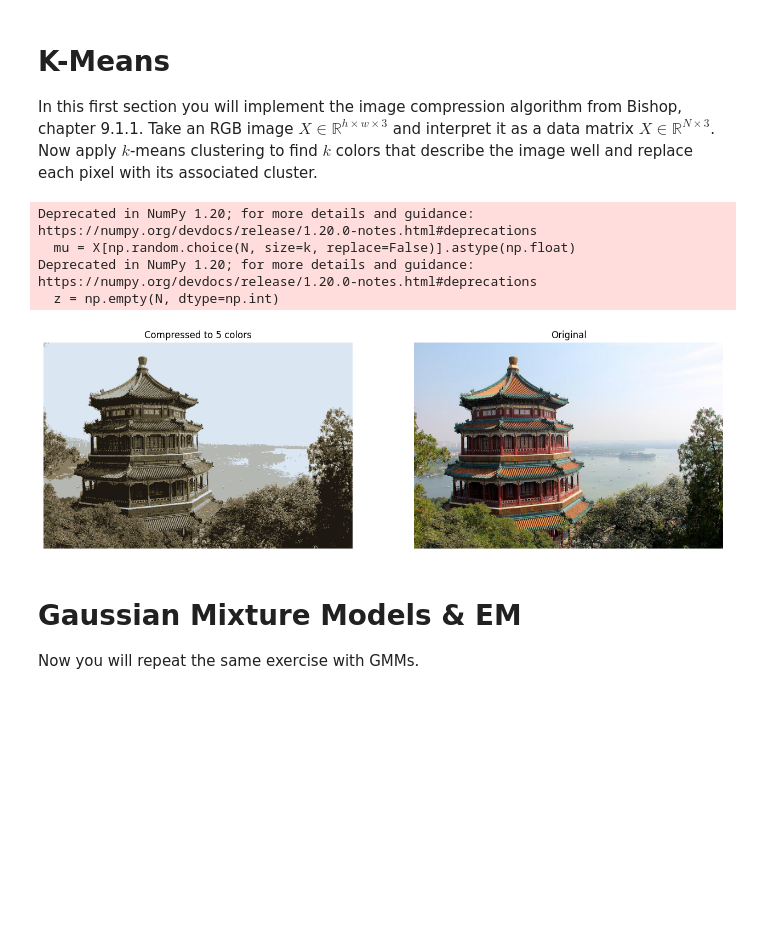
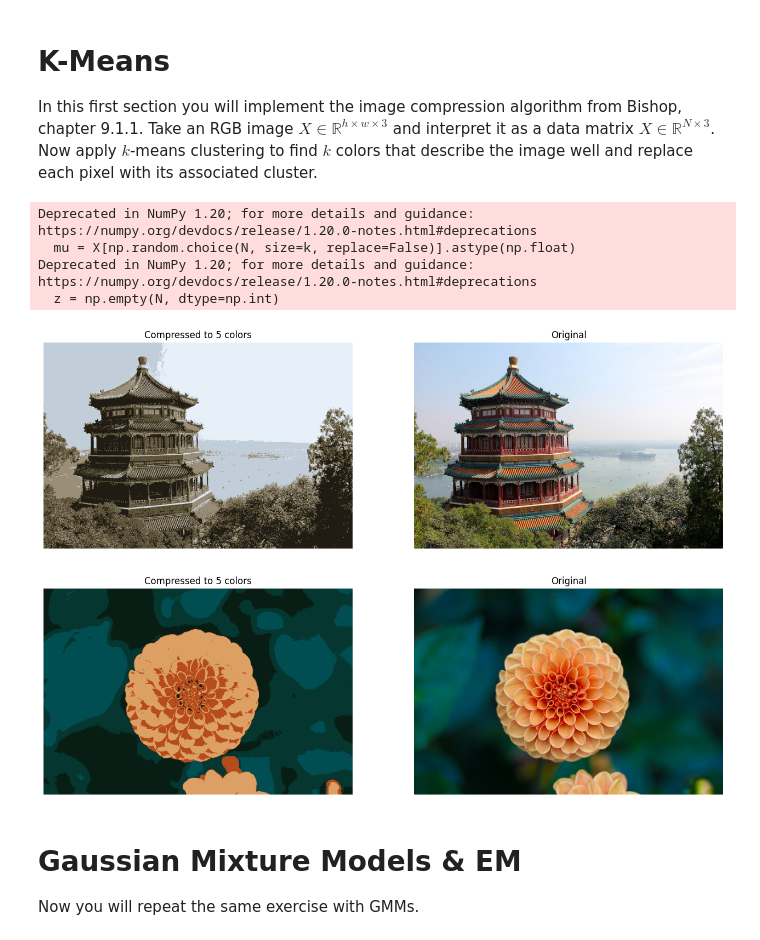
Before and after one commit to guangyao-quan/IN2064_ML, a Jupyter notebook: 12. Clustering/exercise_solution_12_notebook.ipynb, the cells around one changed output. Saved outputs shown, nothing was run; the diff lists cells and outputs as text; code cells hidden in the pictures; blank space fills up the shorter version.

```diff
--- a/12. Clustering/exercise_solution_12_notebook.ipynb
+++ b/12. Clustering/exercise_solution_12_notebook.ipynb
@@ -37,7 +37,7 @@ In this first section you will implement the image compression algorithm from Bi
 # %%
 # Alternatively try china.jpg
 X = load_sample_image("china.jpg")
-
+Y = load_sample_image("flower.jpg")
 # or load your own image
 # X = np.array(Image.open("/home/user/path/to/some.jpg"))
 # %%
@@ -101,19 +101,30 @@ def kmeans(X, k):
 # %%
 # Cluster the color values
 k = 5
 mu, z = kmeans(X.reshape((-1, 3)), k)
 
 # Replace each pixel with its cluster color
 X_compressed = mu[z].reshape(X.shape).astype(np.uint8)
 
 # Show the images side by side
 compare_images(X, X_compressed, k)
+
+# Cluster the color values
+k = 5
+mu, z = kmeans(Y.reshape((-1, 3)), k)
+
+# Replace each pixel with its cluster color
+Y_compressed = mu[z].reshape(Y.shape).astype(np.uint8)
+
+# Show the images side by side
+compare_images(Y, Y_compressed, k)
 # %% [output]
 Deprecated in NumPy 1.20; for more details and guidance: https://numpy.org/devdocs/release/1.20.0-notes.html#deprecations
   mu = X[np.random.choice(N, size=k, replace=False)].astype(np.float)
 Deprecated in NumPy 1.20; for more details and guidance: https://numpy.org/devdocs/release/1.20.0-notes.html#deprecations
   z = np.empty(N, dtype=np.int)
-[figure, old version]
+[figure, new version]
+[figure, added]
 # %% [markdown]
 # Gaussian Mixture Models & EM
 
```
Also changed, not shown: parts of 1 cell of this notebook.
